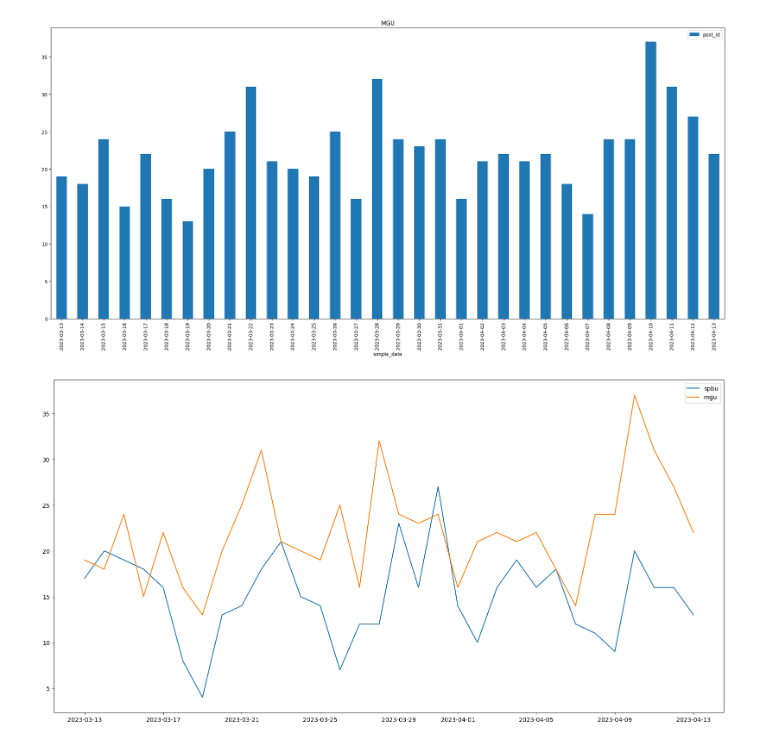
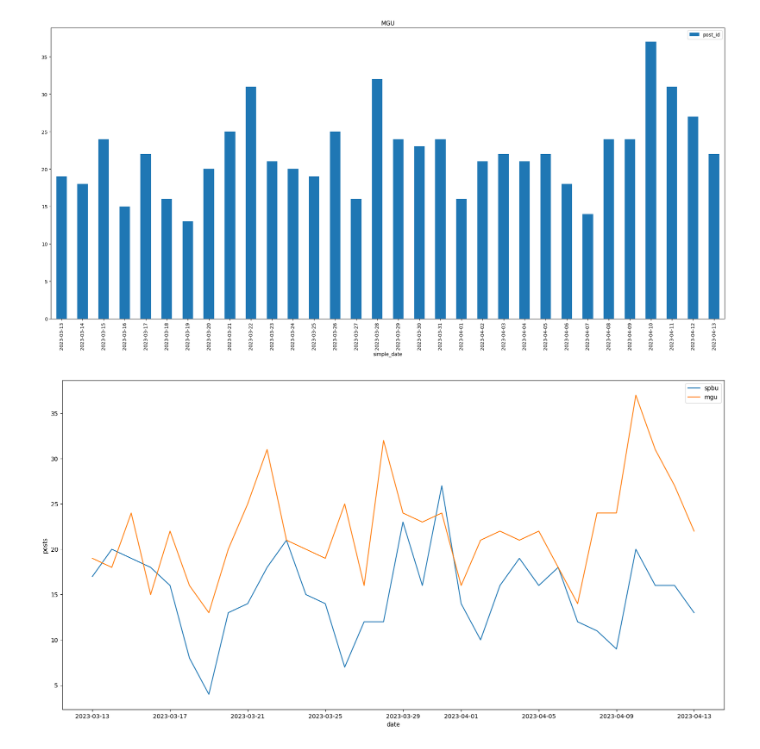
Before and after one commit to 4eckah78/Web-rawler, a Jupyter notebook: test.ipynb, the cells around one changed output. Saved outputs shown, nothing was run; the diff lists cells and outputs as text; code cells hidden in the pictures.

```diff
--- a/test.ipynb
+++ b/test.ipynb
@@ -77,12 +85,14 @@ plt.show()
 # %%
 plt.rcParams["figure.figsize"] = (20,10)
 gr = df_spbu.groupby(df_spbu.simple_date).count().reset_index()
 plt.plot(gr.simple_date, gr.post_id, label="spbu")
 
 gr1 = df_mgu.groupby(df_mgu.simple_date).count().reset_index()
 plt.plot(gr1.simple_date, gr1.post_id, label="mgu")
+plt.xlabel("date")
+plt.ylabel("posts")
 
 plt.legend()
 plt.show()
 # %% [output]
-[figure, old version]
+[figure, new version]
```
Also changed, not shown: parts of 3 cells of this notebook.
